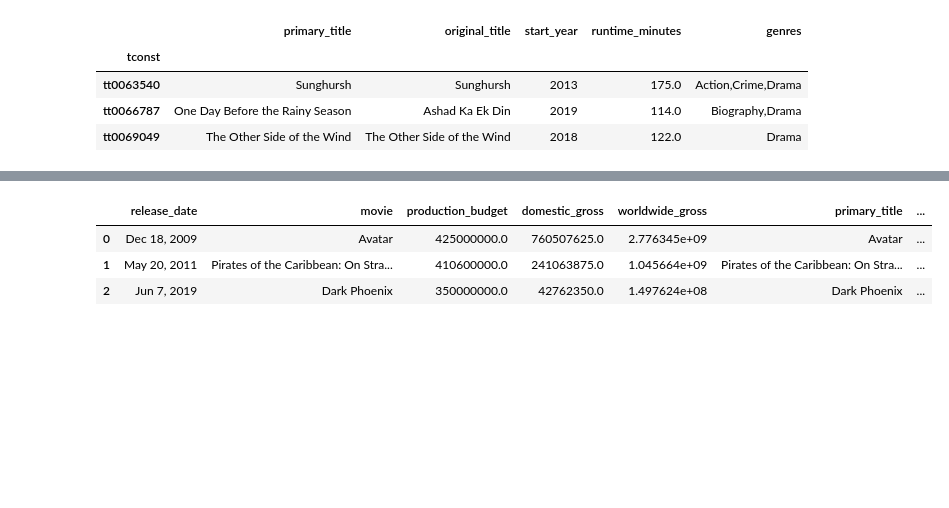
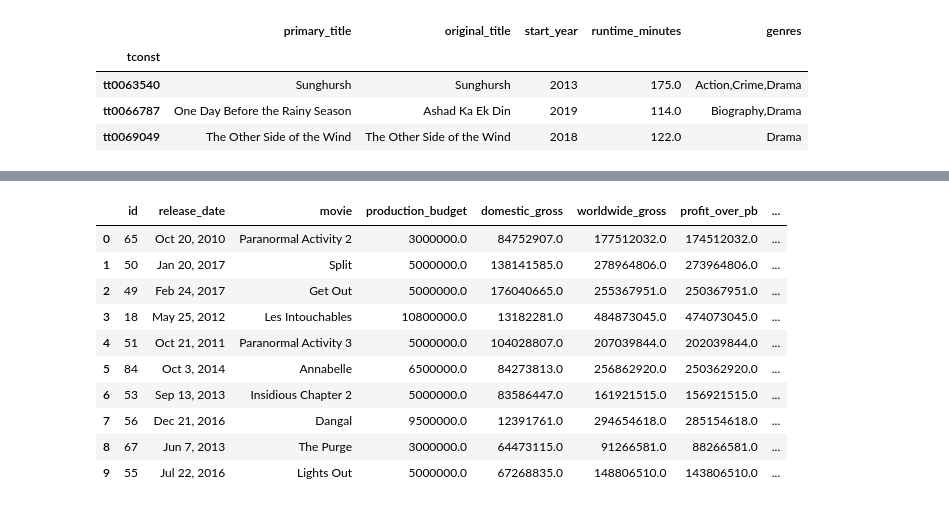
Before and after one commit to SunTzuLombardi/MovieStudioCapstone, a Jupyter notebook: initial_load_clean.ipynb, the cells around one changed output, grey strips where cells are left out. Cells and saved outputs as stored; diff of their text form; code cells hidden in the pictures; blank space fills up the shorter version.

```diff
--- a/initial_load_clean.ipynb
+++ b/initial_load_clean.ipynb
@@ -1117,0 +1163,4 @@ sns.boxplot(y=df_budget_2to65mil_21yr['roi'])
+# %%
+df_budg_success_11yrs = df_budg_2to65mil_11yr[df_budg_2to65mil_11yr['roi_percent'] >= 150]
+# %%
+df_budg_success_11yrs = df_budg_success_11yrs.drop(columns=['level_0','index'])
@@ -1117,0 +1188,2 @@ sns.boxplot(y=df_budget_2to65mil_21yr['roi'])
+# %%
+df_budg_success_11yrs.iloc[[11],[2]] = "The King\'s Speech"
@@ -1134,15 +1288,22 @@ df_imdbbasics.head(3)
 # %%
-df_budget_genres = pd.merge(df_tn_movie_budget, df_imdbbasics,
-                            left_on=  ['movie'],
-                            right_on= ['primary_title'],
+df_budget_genres = pd.merge(df_budg_success_11yrs, df_imdbbasics,
+                            left_on=  ['movie',pd.to_datetime(df_budg_success_11yrs['release_date']).dt.year],
+                            right_on= ['primary_title','start_year'],
                             how = 'left')
 # %%
-df_budget_genres.head(3)
+df_budget_genres.head(10)
 # %% [output]
-|  | release_date | movie | production_budget | domestic_gross | worldwide_gross | primary_title | ... |
-| 0 | Dec 18, 2009 | Avatar | 425000000.0 | 760507625.0 | 2.776345e+09 | Avatar | ... |
-| 1 | May 20, 2011 | Pirates of the Caribbean: On Stra... | 410600000.0 | 241063875.0 | 1.045664e+09 | Pirates of the Caribbean: On Stra... | ... |
-| 2 | Jun 7, 2019 | Dark Phoenix | 350000000.0 | 42762350.0 | 1.497624e+08 | Dark Phoenix | ... |
+|  | id | release_date | movie | production_budget | domestic_gross | worldwide_gross | profit_over_pb | ... |
+| 0 | 65 | Oct 20, 2010 | Paranormal Activity 2 | 3000000.0 | 84752907.0 | 177512032.0 | 174512032.0 | ... |
+| 1 | 50 | Jan 20, 2017 | Split | 5000000.0 | 138141585.0 | 278964806.0 | 273964806.0 | ... |
+| 2 | 49 | Feb 24, 2017 | Get Out | 5000000.0 | 176040665.0 | 255367951.0 | 250367951.0 | ... |
+| 3 | 18 | May 25, 2012 | Les Intouchables | 10800000.0 | 13182281.0 | 484873045.0 | 474073045.0 | ... |
+| 4 | 51 | Oct 21, 2011 | Paranormal Activity 3 | 5000000.0 | 104028807.0 | 207039844.0 | 202039844.0 | ... |
+| 5 | 84 | Oct 3, 2014 | Annabelle | 6500000.0 | 84273813.0 | 256862920.0 | 250362920.0 | ... |
+| 6 | 53 | Sep 13, 2013 | Insidious Chapter 2 | 5000000.0 | 83586447.0 | 161921515.0 | 156921515.0 | ... |
+| 7 | 56 | Dec 21, 2016 | Dangal | 9500000.0 | 12391761.0 | 294654618.0 | 285154618.0 | ... |
+| 8 | 67 | Jun 7, 2013 | The Purge | 3000000.0 | 64473115.0 | 91266581.0 | 88266581.0 | ... |
+| 9 | 55 | Jul 22, 2016 | Lights Out | 5000000.0 | 67268835.0 | 148806510.0 | 143806510.0 | ... |
 # %%
 #df_budget_genres.to_csv()
 # %%
```
Also changed, not shown: parts of 171 cells of this notebook.
